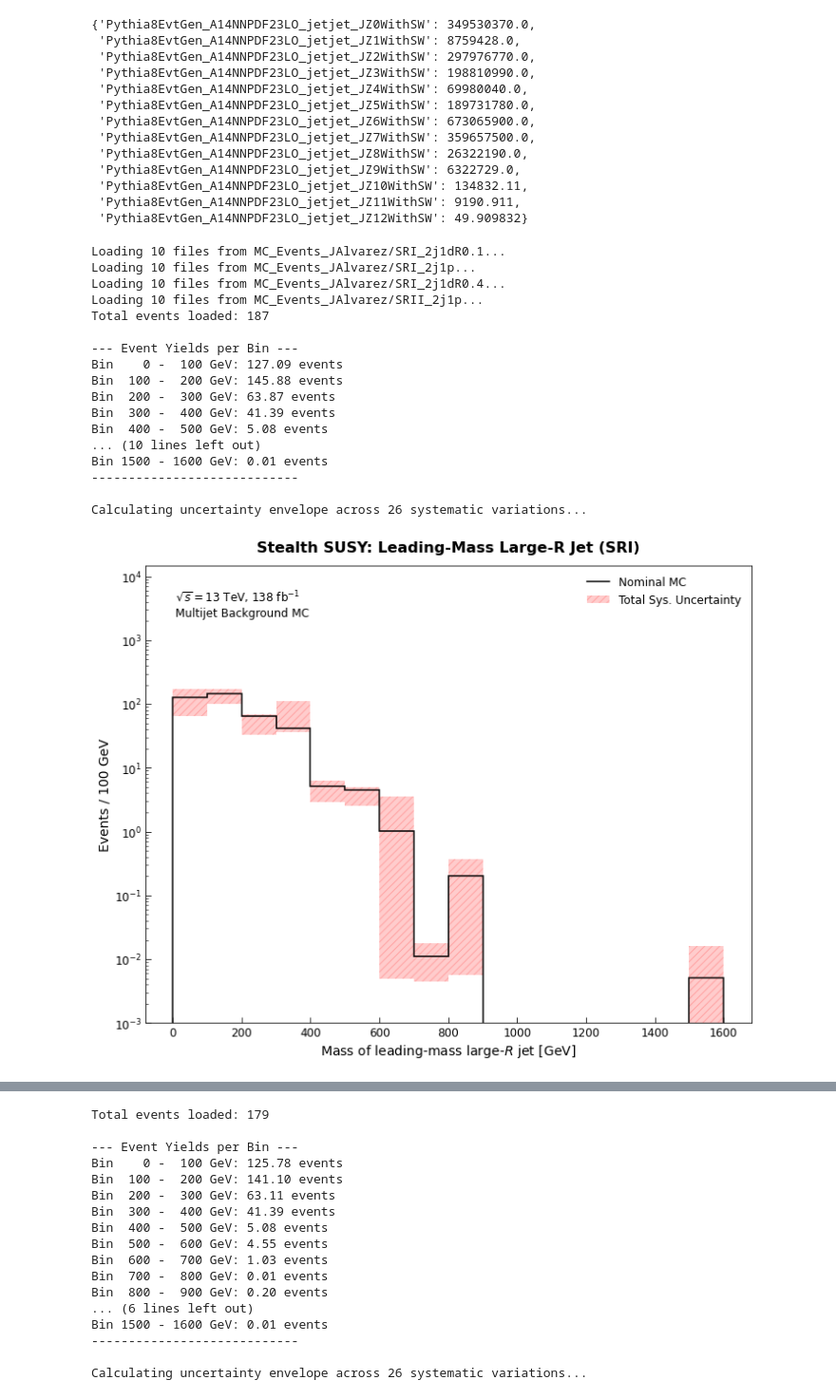
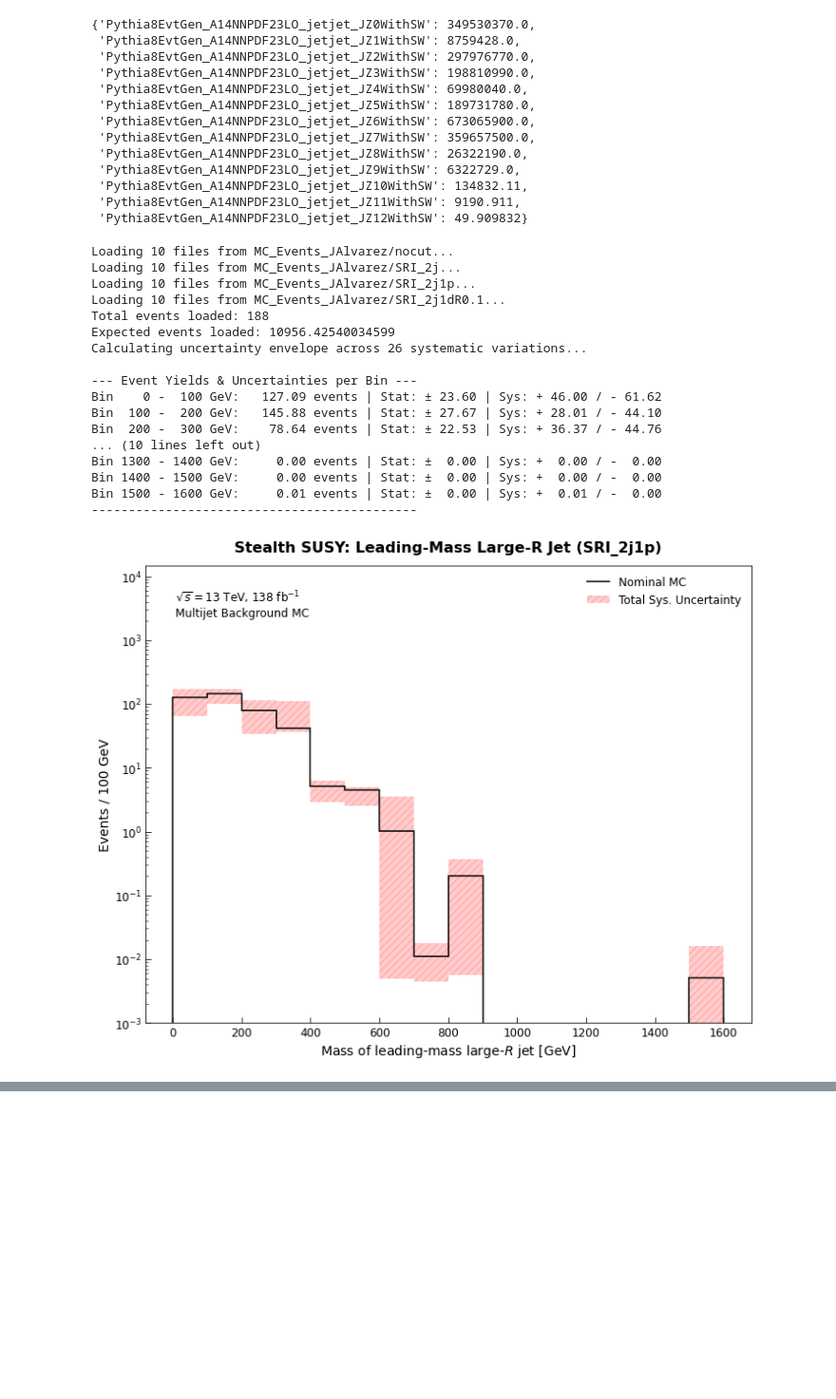
Before and after one commit to sherkaicode/Non-Resonant-AD, a Jupyter notebook: STEALTH_SUSY/QCD_check.ipynb, the cells around one changed output, grey strips where cells are left out. Shown at 95% size. Cells and saved outputs as stored; diff of their text form; code cells hidden in the pictures; blank space fills up the shorter version.

Commit message:
Expected Events and Uncertainty

```diff
--- a/STEALTH_SUSY/QCD_check.ipynb
+++ b/STEALTH_SUSY/QCD_check.ipynb
@@ -874,33 +859,39 @@ def plot_dataframe(df, name, var):
     plt.tight_layout()
     plt.show()
 # %%
-df1 = load_region_data("MC_Events_JAlvarez/SRI_2j1dR0.1")
-df1_5 = load_region_data("MC_Events_JAlvarez/SRI_2j1p")
-df2 = load_region_data("MC_Events_JAlvarez/SRI_2j1dR0.4")
-df3 = load_region_data("MC_Events_JAlvarez/SRII_2j1p")
+df0 = load_region_data("MC_Events_JAlvarez/nocut")
+df1 = load_region_data("MC_Events_JAlvarez/SRI_2j")
+df2 = load_region_data("MC_Events_JAlvarez/SRI_2j1p")
+df3 = load_region_data("MC_Events_JAlvarez/SRI_2j1dR0.1")
+# df2 = load_region_data("MC_Events_JAlvarez/SRI_2j1dR0.4")
+# df3 = load_region_data("MC_Events_JAlvarez/SRII_2j1p")
 # df_sr1 = load_region_data("MC_Events/SR_I")
 # df_sr2 = load_region_data("MC_Events/SR_II")
 
-plot_dataframe(df1, "SRI", "lead_mass_ljet_mass")
-plot_dataframe(df1_5, "SRI_5", "lead_mass_ljet_mass")
-plot_dataframe(df2, "SRII", "lead_mass_ljet_mass")
-plot_dataframe(df3, "SRIII", "lead_mass_ljet_mass")
+# plot_dataframe(df1, "SRI", "lead_mass_ljet_mass")
+# plot_dataframe(df1_5, "SRI_5", "lead_mass_ljet_mass")
+# plot_dataframe(df2, "SRII", "lead_mass_ljet_mass")
+# plot_dataframe(df3, "SRIII", "lead_mass_ljet_mass")
+# plot_dataframe(df0, "NoCut", "lead_mass_ljet_mass", 100)
+# plot_dataframe(df1, "SRI_2j", "lead_mass_ljet_mass", 100)
+plot_dataframe(df2, "SRI_2j1p", "lead_mass_ljet_mass", 100)
+plot_dataframe(df3, "SRI_2j1dR0.1", "lead_mass_ljet_mass", 100)
 # %% [output]
+Loading 10 files from MC_Events_JAlvarez/nocut...
+Loading 10 files from MC_Events_JAlvarez/SRI_2j...
+Loading 10 files from MC_Events_JAlvarez/SRI_2j1p...
 Loading 10 files from MC_Events_JAlvarez/SRI_2j1dR0.1...
-Loading 10 files from MC_Events_JAlvarez/SRI_2j1p...
-Loading 10 files from MC_Events_JAlvarez/SRI_2j1dR0.4...
-Loading 10 files from MC_Events_JAlvarez/SRII_2j1p...
-Total events loaded: 187
+Total events loaded: 188
+Expected events loaded: 10956.42540034599
+Calculating uncertainty envelope across 26 systematic variations...
 
---- Event Yields per Bin ---
-Bin    0 -  100 GeV: 127.09 events
-Bin  100 -  200 GeV: 145.88 events
-Bin  200 -  300 GeV: 63.87 events
-Bin  300 -  400 GeV: 41.39 events
-Bin  400 -  500 GeV: 5.08 events
+--- Event Yields & Uncertainties per Bin ---
+Bin    0 -  100 GeV:   127.09 events | Stat: ± 23.60 | Sys: + 46.00 / - 61.62
+Bin  100 -  200 GeV:   145.88 events | Stat: ± 27.67 | Sys: + 28.01 / - 44.10
+Bin  200 -  300 GeV:    78.64 events | Stat: ± 22.53 | Sys: + 36.37 / - 44.76
 ... (10 lines left out)
-Bin 1500 - 1600 GeV: 0.01 events
-----------------------------
-
-Calculating uncertainty envelope across 26 systematic variations...
+Bin 1300 - 1400 GeV:     0.00 events | Stat: ±  0.00 | Sys: +  0.00 / -  0.00
+Bin 1400 - 1500 GeV:     0.00 events | Stat: ±  0.00 | Sys: +  0.00 / -  0.00
+Bin 1500 - 1600 GeV:     0.01 events | Stat: ±  0.00 | Sys: +  0.01 / -  0.00
+--------------------------------------------
-[figure, old version]
+[figure, new version]
@@ -925,17 +915,0 @@ Calculating uncertainty envelope across 26 systematic variations...
-Total events loaded: 179
-
---- Event Yields per Bin ---
-Bin    0 -  100 GeV: 125.78 events
-Bin  100 -  200 GeV: 141.10 events
-Bin  200 -  300 GeV: 63.11 events
-Bin  300 -  400 GeV: 41.39 events
-Bin  400 -  500 GeV: 5.08 events
-Bin  500 -  600 GeV: 4.55 events
-Bin  600 -  700 GeV: 1.03 events
-Bin  700 -  800 GeV: 0.01 events
-Bin  800 -  900 GeV: 0.20 events
-... (6 lines left out)
-Bin 1500 - 1600 GeV: 0.01 events
-----------------------------
-
-Calculating uncertainty envelope across 26 systematic variations...
```
Also changed, not shown: parts of 4 cells of this notebook.
